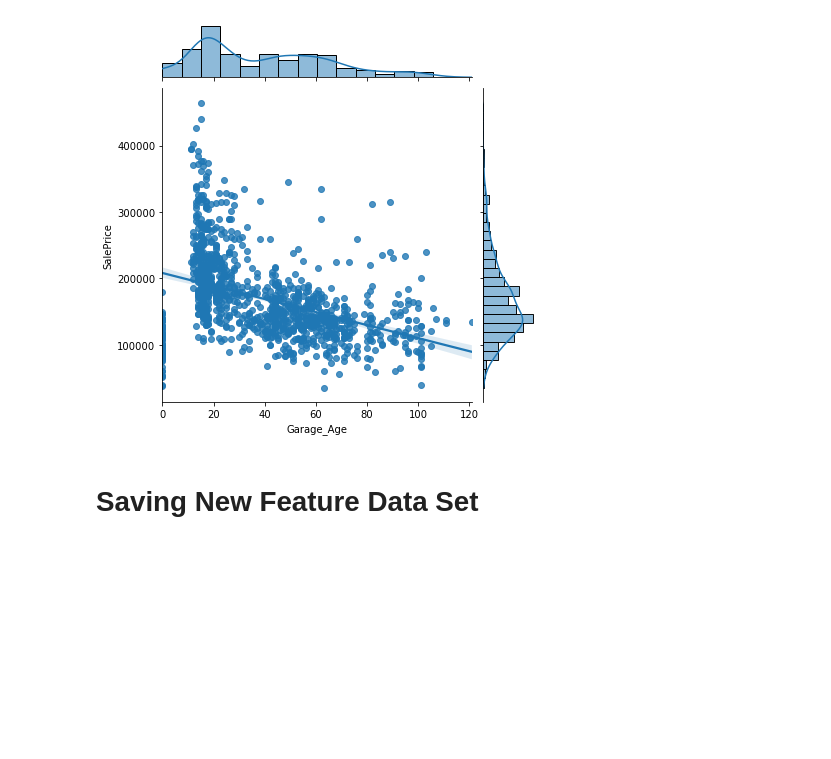
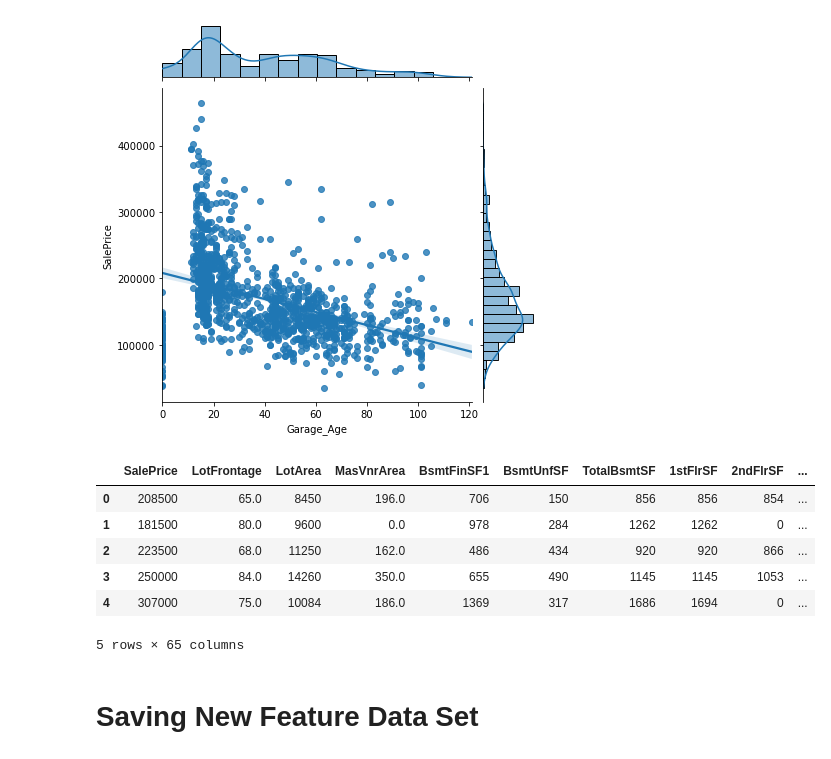
Before and after one commit to nroller28/CapstoneTwo, a Jupyter notebook: CapstoneTwoEDA.ipynb, the cells around one changed output. Cells and saved outputs as stored; diff of their text form; code cells hidden in the pictures; blank space fills up the shorter version.

```diff
--- a/CapstoneTwoEDA.ipynb
+++ b/CapstoneTwoEDA.ipynb
@@ -1386,6 +1386,16 @@ sns.jointplot(x='Garage_Age',y='SalePrice', data=data_num, kind="reg")
 # %% [output]
 <seaborn.axisgrid.JointGrid at 0x...>
 [figure]
+# %%
+data.head()
+# %% [output]
+|  | SalePrice | LotFrontage | LotArea | MasVnrArea | BsmtFinSF1 | BsmtUnfSF | TotalBsmtSF | 1stFlrSF | 2ndFlrSF | ... |
+| 0 | 208500 | 65.0 | 8450 | 196.0 | 706 | 150 | 856 | 856 | 854 | ... |
+| 1 | 181500 | 80.0 | 9600 | 0.0 | 978 | 284 | 1262 | 1262 | 0 | ... |
+| 2 | 223500 | 68.0 | 11250 | 162.0 | 486 | 434 | 920 | 920 | 866 | ... |
+| 3 | 250000 | 84.0 | 14260 | 350.0 | 655 | 490 | 1145 | 1145 | 1053 | ... |
+| 4 | 307000 | 75.0 | 10084 | 186.0 | 1369 | 317 | 1686 | 1694 | 0 | ... |
+5 rows × 65 columns
 # %% [markdown]
 # Saving New Feature Data Set
 # %%
```
Also changed, not shown: parts of 6 cells of this notebook, 2 other files.
